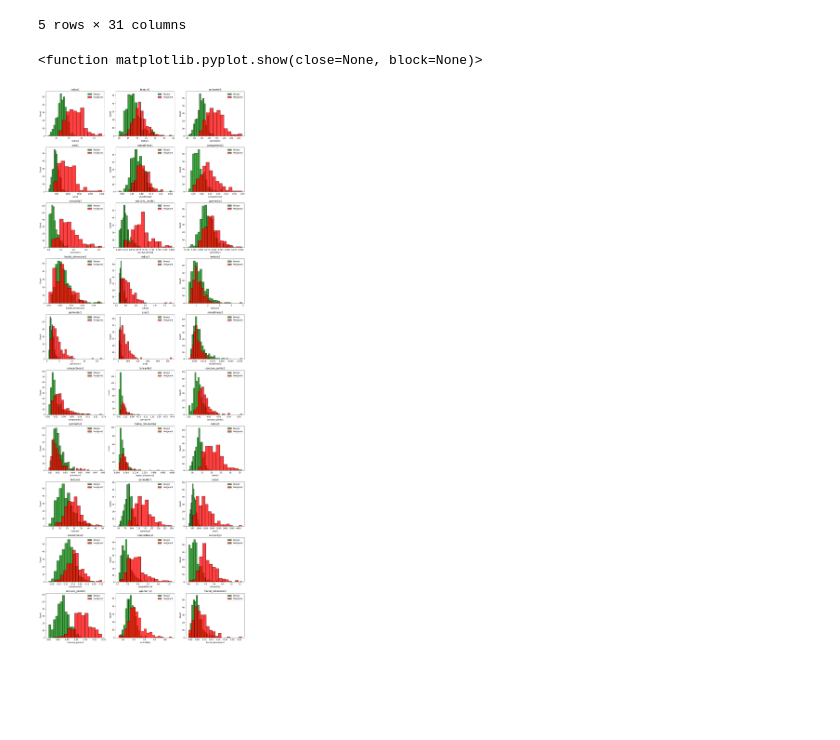
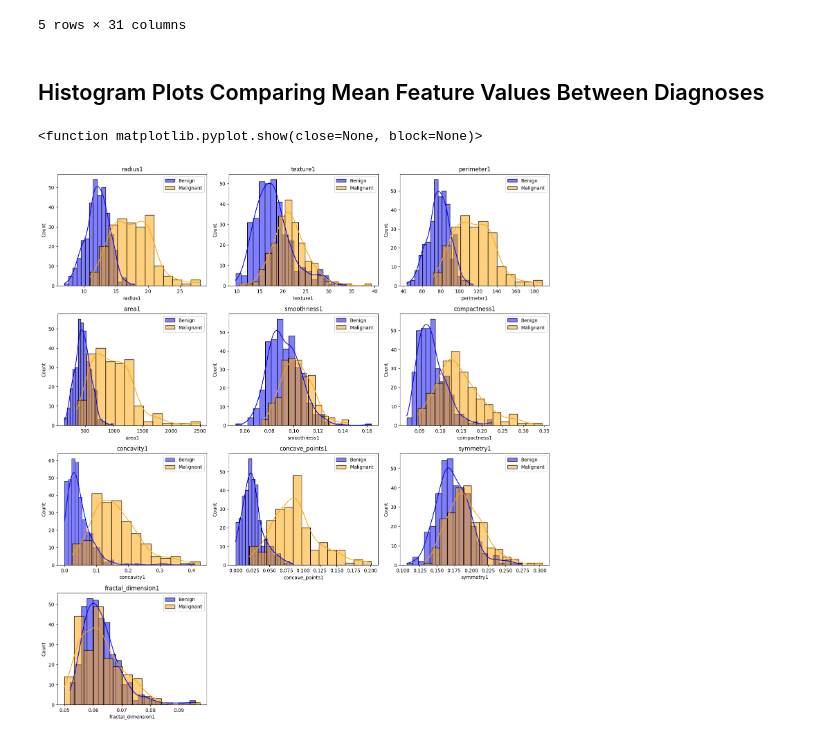
Before and after one commit to emilysaunders28/breast-cancer, a Jupyter notebook: breast_cancer_visualization.ipynb, the cells around one changed output. Drawn from its saved outputs; the diff is of its cells as text; code cells hidden in the pictures; blank space fills up the shorter version.

Commit message:
Completed histogram plot

```diff
--- a/breast_cancer_visualization.ipynb
+++ b/breast_cancer_visualization.ipynb
@@ -35,26 +53,28 @@ df.head()
 # %%
 benign_df = df[df['Diagnosis'] == 'B']
 malignant_df = df[df['Diagnosis'] == 'M']
+# %% [markdown]
+## Histogram Plots Comparing Mean Feature Values Between Diagnoses
 # %%
 cols = df.columns[:-1]
 n_plots = len(cols)
 
 n_rows = math.ceil(n_plots/3)
 fig, axes = plt.subplots(n_rows, 3, figsize=(15, 4*n_rows))
 axes = axes.flatten()
 
-for index, col in enumerate(cols):
+for index, col in enumerate(cols[:10]):
     ax = axes[index]
-    sns.histplot(data=benign_df[col], color='green', label='Benign', ax=ax)
-    sns.histplot(data=malignant_df[col], color='red', label='Malignant', ax=ax)
+    sns.histplot(data=benign_df[col], color='blue', label='Benign', kde=True, ax=ax)
+    sns.histplot(data=malignant_df[col], color='orange', label='Malignant', kde=True, ax=ax)
     ax.set_title(col)
     ax.legend()
 
 for j in range(index+1, len(axes)):
     axes[j].set_visible(False)
 
 plt.tight_layout()
 plt.show
 # %% [output]
 <function matplotlib.pyplot.show(close=None, block=None)>
-[figure, old version]
+[figure, new version]
```
Also changed, not shown: parts of 5 cells of this notebook.
